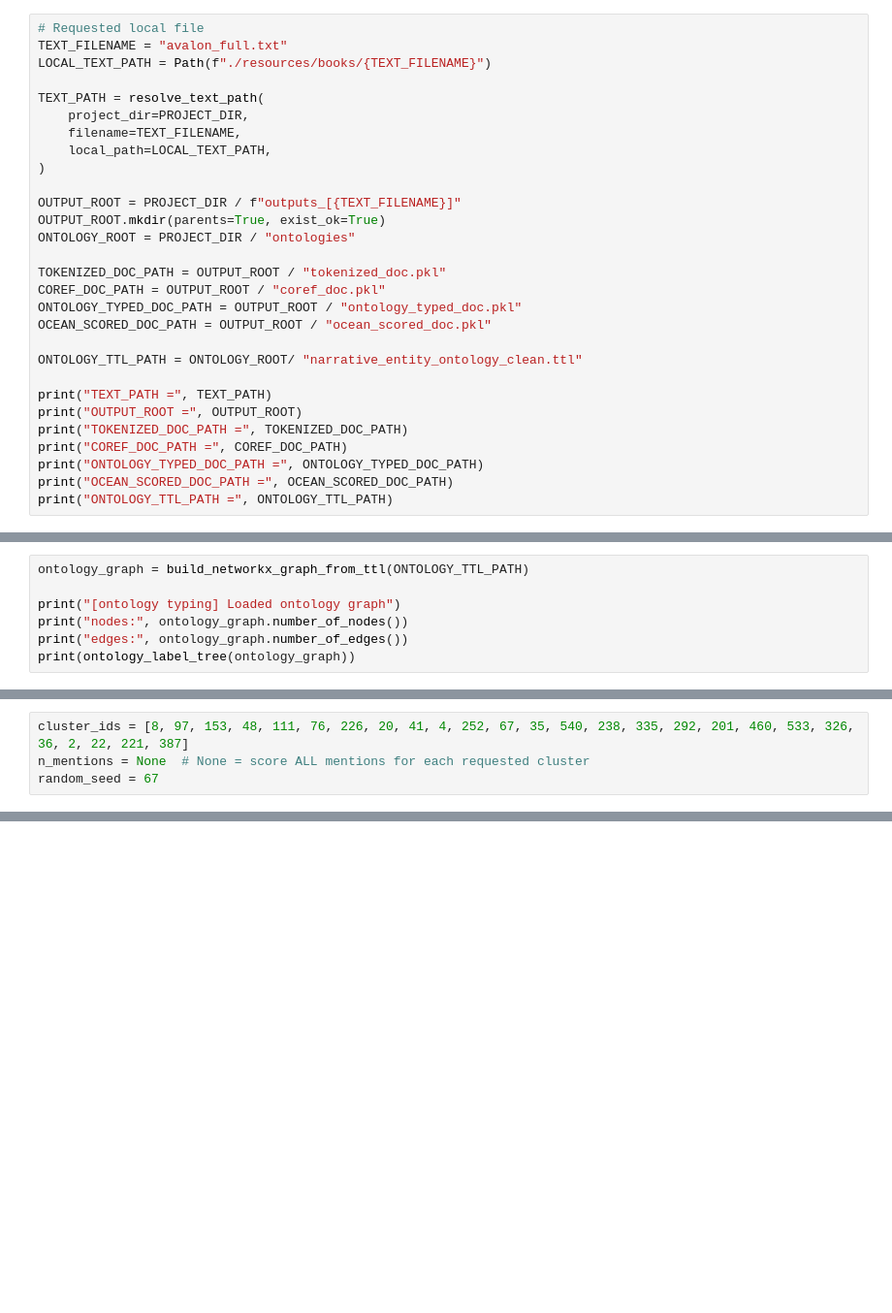
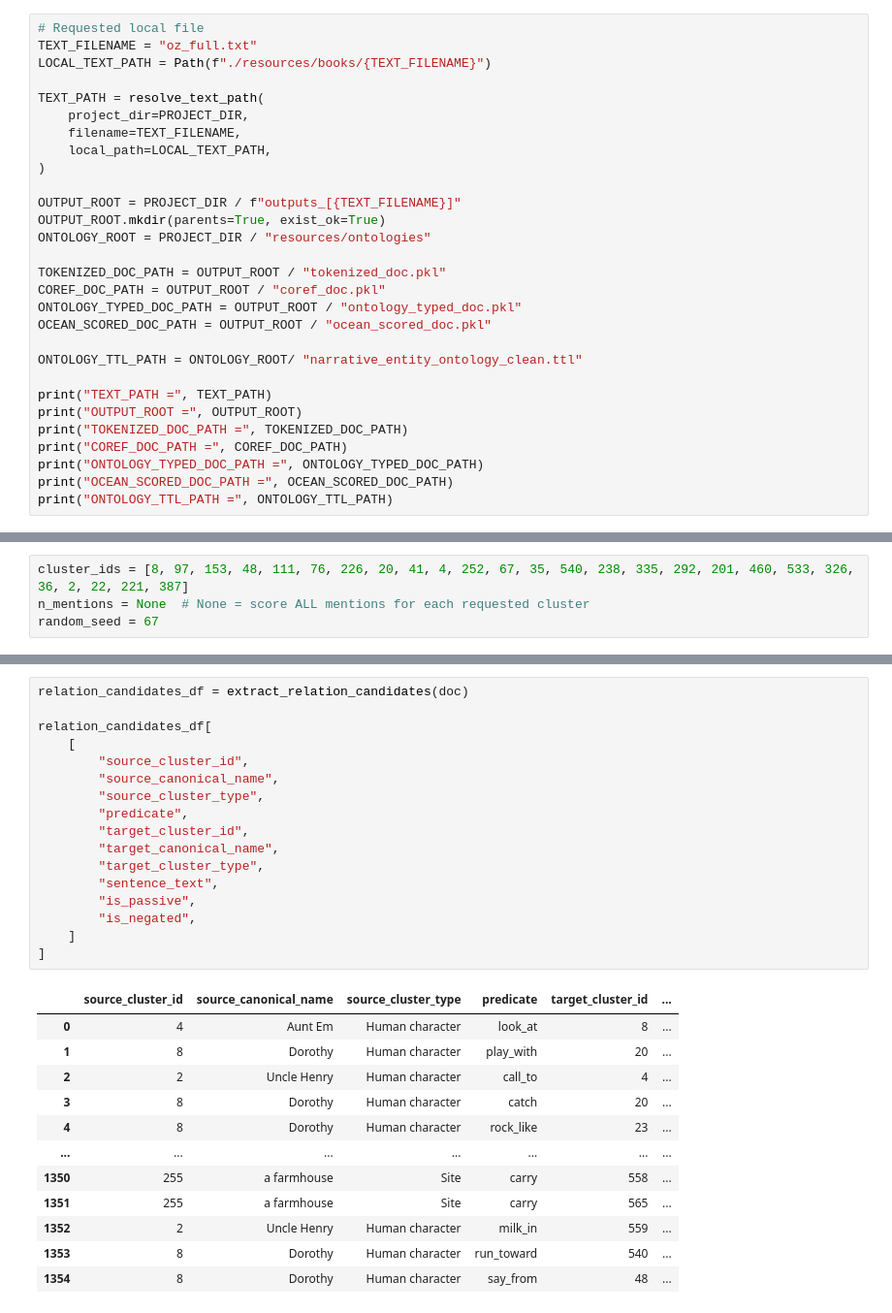
Before and after one commit to marcellino-pane-e-vino/NLP_character_graph_pipeline, a Jupyter notebook: pipeline.ipynb, the cells around one changed output, grey strips where cells are left out. Shown at 97% size. Saved outputs shown, nothing was run; the diff lists cells and outputs as text; blank space fills up the shorter version.

```diff
--- a/pipeline.ipynb
+++ b/pipeline.ipynb
@@ -194,7 +216,7 @@ def load_doc(path: str | Path):
 ## I/O config
 # %%
 # Requested local file
-TEXT_FILENAME = "avalon_full.txt"
+TEXT_FILENAME = "oz_full.txt"
 LOCAL_TEXT_PATH = Path(f"./resources/books/{TEXT_FILENAME}")
 
 TEXT_PATH = resolve_text_path(
@@ -205,7 +227,7 @@ TEXT_PATH = resolve_text_path(
 
 OUTPUT_ROOT = PROJECT_DIR / f"outputs_[{TEXT_FILENAME}]"
 OUTPUT_ROOT.mkdir(parents=True, exist_ok=True)
-ONTOLOGY_ROOT = PROJECT_DIR / "ontologies"
+ONTOLOGY_ROOT = PROJECT_DIR / "resources/ontologies"
 
 TOKENIZED_DOC_PATH = OUTPUT_ROOT / "tokenized_doc.pkl"
 COREF_DOC_PATH = OUTPUT_ROOT / "coref_doc.pkl"
@@ -302,10 +375,3 @@ print_non_singleton_coref_clusters(doc)
-# %%
-ontology_graph = build_networkx_graph_from_ttl(ONTOLOGY_TTL_PATH)
-
-print("[ontology typing] Loaded ontology graph")
-print("nodes:", ontology_graph.number_of_nodes())
-print("edges:", ontology_graph.number_of_edges())
-print(ontology_label_tree(ontology_graph))
 # %% [markdown]
 ### Ontology cluster typing
 # %%
@@ -480,0 +912,30 @@ for cluster_id in cluster_ids:
+# %%
+relation_candidates_df = extract_relation_candidates(doc)
+
+relation_candidates_df[
+    [
+        "source_cluster_id",
+        "source_canonical_name",
+        "source_cluster_type",
+        "predicate",
+        "target_cluster_id",
+        "target_canonical_name",
+        "target_cluster_type",
+        "sentence_text",
+        "is_passive",
+        "is_negated",
+    ]
+]
+# %% [output]
+|  | source_cluster_id | source_canonical_name | source_cluster_type | predicate | target_cluster_id | ... |
+| 0 | 4 | Aunt Em | Human character | look_at | 8 | ... |
+| 1 | 8 | Dorothy | Human character | play_with | 20 | ... |
+| 2 | 2 | Uncle Henry | Human character | call_to | 4 | ... |
+| 3 | 8 | Dorothy | Human character | catch | 20 | ... |
+| 4 | 8 | Dorothy | Human character | rock_like | 23 | ... |
+| ... | ... | ... | ... | ... | ... | ... |
+| 1350 | 255 | a farmhouse | Site | carry | 558 | ... |
+| 1351 | 255 | a farmhouse | Site | carry | 565 | ... |
+| 1352 | 2 | Uncle Henry | Human character | milk_in | 559 | ... |
+| 1353 | 8 | Dorothy | Human character | run_toward | 540 | ... |
+| 1354 | 8 | Dorothy | Human character | say_from | 48 | ... |
```
Also changed, not shown: parts of 23 cells of this notebook, 4 other files.
